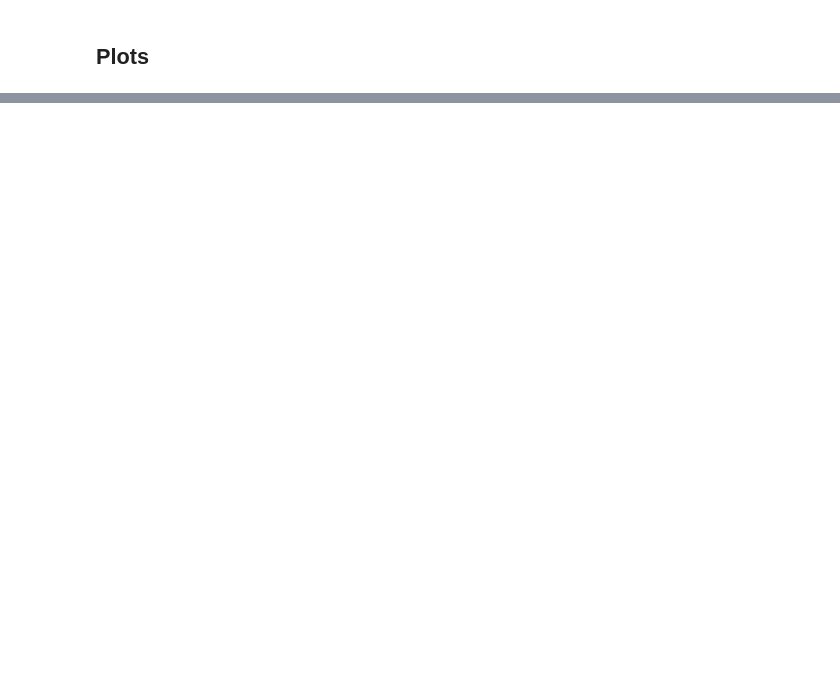
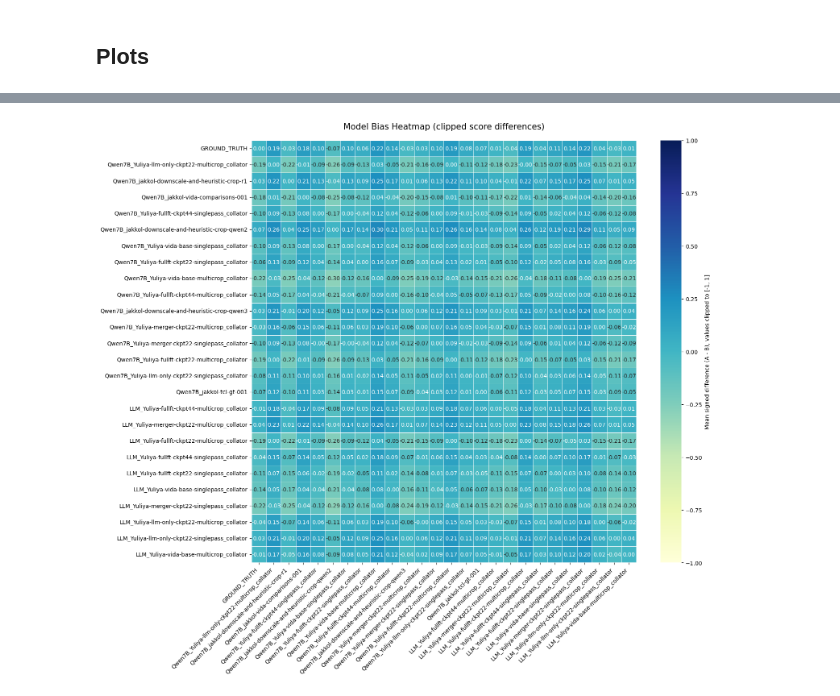
Before and after one commit to jk438520/eval-harness, a Jupyter notebook: eval_jsons.ipynb, the cells around one changed output, grey strips where cells are left out. Saved outputs shown, nothing was run; the diff lists cells and outputs as text; code cells hidden in the pictures; blank space fills up the shorter version.

```diff
--- a/eval_jsons.ipynb
+++ b/eval_jsons.ipynb
@@ -495,0 +522,45 @@ plot_agreement_heatmap(comp_df, title="Model Agreement vs. Ground Truth & All-Ti
+# %%
+# Second heatmap: pairwise mean signed difference after squishing scores from [-2, 2] to [-1, 1]
+
+def plot_squished_difference_heatmap(comparison_df, title="Pairwise Mean Signed Difference (scores squished to [-1, 1])"):
+    # Only use model columns for comparison (drop helper baselines if present)
+    model_cols = [c for c in comparison_df.columns if c not in ["ALL_TIES"]]
+
+    # Squish with clipping: keep -1 and 1 unchanged, map -2 -> -1 and 2 -> 1
+    norm_df = comparison_df[model_cols].clip(lower=-1, upper=1)
+
+    # Compare by column position to avoid issues with duplicate column names
+    n = norm_df.shape[1]
+    diff_matrix = pd.DataFrame(np.zeros((n, n)), index=norm_df.columns, columns=norm_df.columns)
+
+    for i in range(n):
+        for j in range(n):
+            pair = norm_df.iloc[:, [i, j]].dropna()
+            if len(pair) == 0:
+                diff_matrix.iloc[i, j] = np.nan
+            else:
+                # Positive value means row-model tends to score higher than column-model
+                diff_matrix.iloc[i, j] = (pair.iloc[:, 0] - pair.iloc[:, 1]).mean()
+
+    plt.figure(figsize=(16, 14))
+    sns.heatmap(
+        diff_matrix,
+        annot=True,
+        fmt=".2f",
+        cmap='YlGnBu',
+        vmin=-1, vmax=1,
+        center=0,
+        linewidths=.5,
+        cbar_kws={"label": "Mean signed difference (A - B), values clipped to [-1, 1]"}
+    )
+    plt.title(title, fontsize=15, pad=20)
+    plt.xticks(rotation=45, ha='right')
+    plt.yticks(rotation=0)
+    plt.tight_layout()
+    plt.show()
+
+
+comp_df = build_comparison_df(['results_Qwen7B', 'results_big_LLM'])
+plot_squished_difference_heatmap(comp_df, title="Model Bias Heatmap (clipped score differences)")
+# %% [output]
+[figure, added]
```
Also changed, not shown: parts of 8 cells of this notebook, 17 other files.
